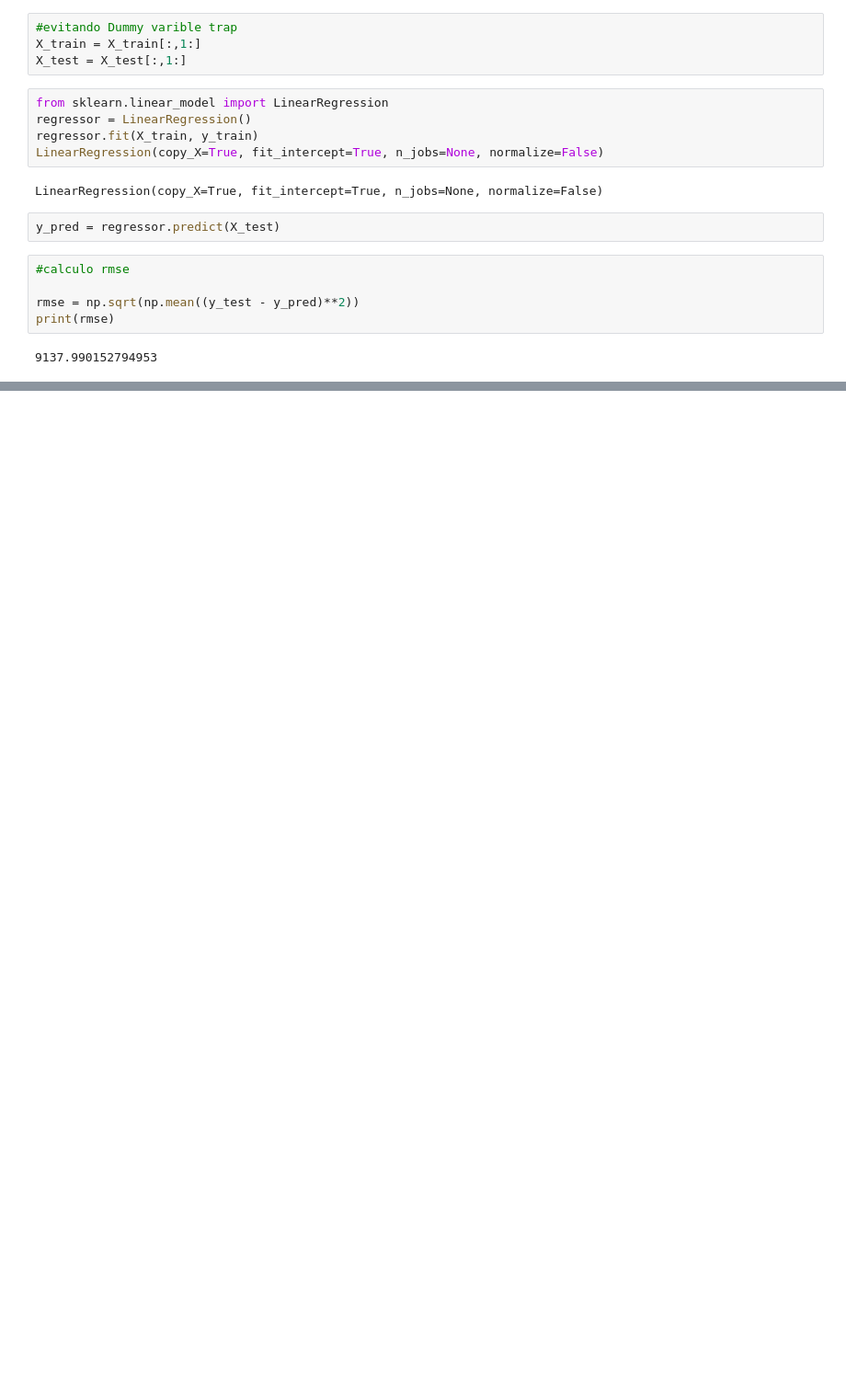
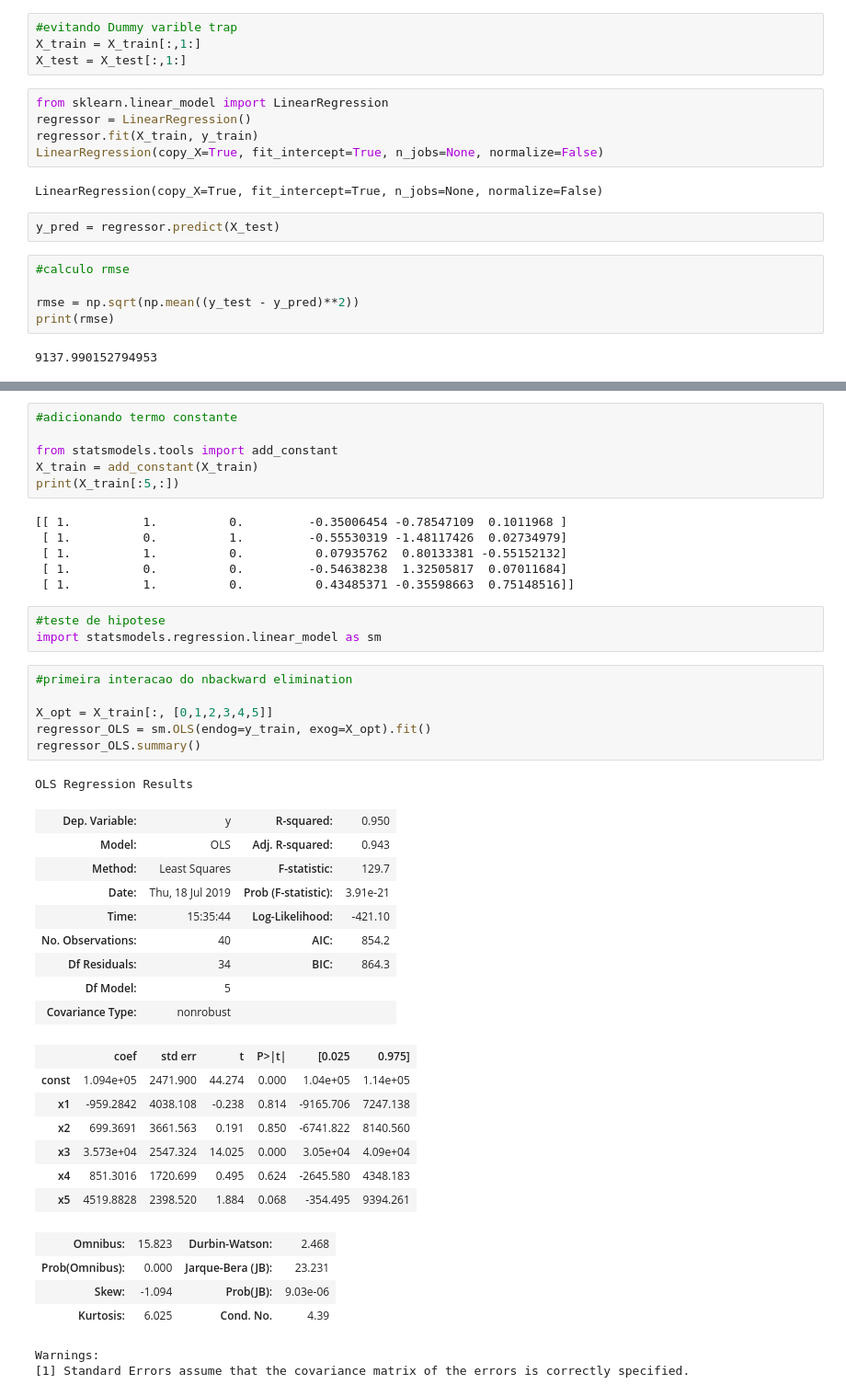
Before and after one commit to klysman08/Data-science-e-Machine-Learning, a Jupyter notebook: Day_4_Regressão.ipynb, the cells around one changed output, grey strips where cells are left out. Shown at 92% size. Cells and saved outputs as stored; diff of their text form; blank space fills up the shorter version.

```diff
--- a/Day_4_Regressão.ipynb
+++ b/Day_4_Regressão.ipynb
@@ -102,0 +119,45 @@ print(rmse)
+# %%
+#adicionando termo constante
+
+from statsmodels.tools import add_constant
+X_train = add_constant(X_train)
+print(X_train[:5,:])
+# %% [output]
+[[ 1.          1.          0.         -0.35006454 -0.78547109  0.1011968 ]
+ [ 1.          0.          1.         -0.55530319 -1.48117426  0.02734979]
+ [ 1.          1.          0.          0.07935762  0.80133381 -0.55152132]
+ [ 1.          0.          0.         -0.54638238  1.32505817  0.07011684]
+ [ 1.          1.          0.          0.43485371 -0.35598663  0.75148516]]
+# %%
+#teste de hipotese
+import statsmodels.regression.linear_model as sm
+# %%
+#primeira interacao do nbackward elimination
+
+X_opt = X_train[:, [0,1,2,3,4,5]]
+regressor_OLS = sm.OLS(endog=y_train, exog=X_opt).fit()
+regressor_OLS.summary()
+# %% [output]
+OLS Regression Results
+| Dep. Variable: | y | R-squared: | 0.950 |
+| Model: | OLS | Adj. R-squared: | 0.943 |
+| Method: | Least Squares | F-statistic: | 129.7 |
+| Date: | Thu, 18 Jul 2019 | Prob (F-statistic): | 3.91e-21 |
+| Time: | 15:35:44 | Log-Likelihood: | -421.10 |
+| No. Observations: | 40 | AIC: | 854.2 |
+| Df Residuals: | 34 | BIC: | 864.3 |
+| Df Model: | 5 |  |  |
+| Covariance Type: | nonrobust |  |  |
+|  | coef | std err | t | P>|t| | [0.025 | 0.975] |
+| const | 1.094e+05 | 2471.900 | 44.274 | 0.000 | 1.04e+05 | 1.14e+05 |
+| x1 | -959.2842 | 4038.108 | -0.238 | 0.814 | -9165.706 | 7247.138 |
+| x2 | 699.3691 | 3661.563 | 0.191 | 0.850 | -6741.822 | 8140.560 |
+| x3 | 3.573e+04 | 2547.324 | 14.025 | 0.000 | 3.05e+04 | 4.09e+04 |
+| x4 | 851.3016 | 1720.699 | 0.495 | 0.624 | -2645.580 | 4348.183 |
+| x5 | 4519.8828 | 2398.520 | 1.884 | 0.068 | -354.495 | 9394.261 |
+| Omnibus: | 15.823 | Durbin-Watson: | 2.468 |
+| Prob(Omnibus): | 0.000 | Jarque-Bera (JB): | 23.231 |
+| Skew: | -1.094 | Prob(JB): | 9.03e-06 |
+| Kurtosis: | 6.025 | Cond. No. | 4.39 |
+Warnings:
+[1] Standard Errors assume that the covariance matrix of the errors is correctly specified.
```
Also changed, not shown: parts of 10 cells of this notebook.
